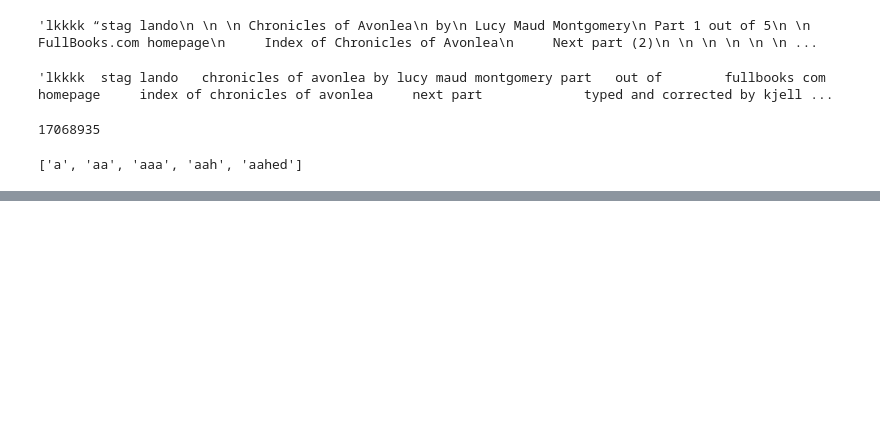
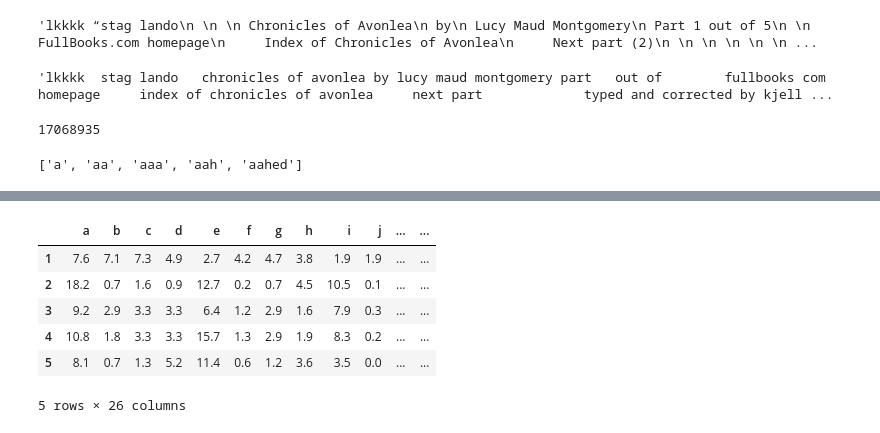
Before and after one commit to alx-nv/wordle_assist, a Jupyter notebook: wordle_assist.ipynb, the cells around one changed output, grey strips where cells are left out. Drawn from its saved outputs; the diff is of its cells as text; code cells hidden in the pictures; blank space fills up the shorter version.

```diff
--- a/wordle_assist.ipynb
+++ b/wordle_assist.ipynb
@@ -186,2 +286,14 @@ plt.show()
 # %%
 # analogical chart for 'best letter for each position'
+# normalize for each position
+sums = pd.Series(letters_df.sum(axis=1))
+best_letter_for_pos = round(100*letters_df/sums.to_list()[0],1)
+best_letter_for_pos
+# %% [output]
+|  | a | b | c | d | e | f | g | h | i | j | ... | ... |
+| 1 | 7.6 | 7.1 | 7.3 | 4.9 | 2.7 | 4.2 | 4.7 | 3.8 | 1.9 | 1.9 | ... | ... |
+| 2 | 18.2 | 0.7 | 1.6 | 0.9 | 12.7 | 0.2 | 0.7 | 4.5 | 10.5 | 0.1 | ... | ... |
+| 3 | 9.2 | 2.9 | 3.3 | 3.3 | 6.4 | 1.2 | 2.9 | 1.6 | 7.9 | 0.3 | ... | ... |
+| 4 | 10.8 | 1.8 | 3.3 | 3.3 | 15.7 | 1.3 | 2.9 | 1.9 | 8.3 | 0.2 | ... | ... |
+| 5 | 8.1 | 0.7 | 1.3 | 5.2 | 11.4 | 0.6 | 1.2 | 3.6 | 3.5 | 0.0 | ... | ... |
+5 rows × 26 columns
```
Also changed, not shown: parts of 15 cells of this notebook.
